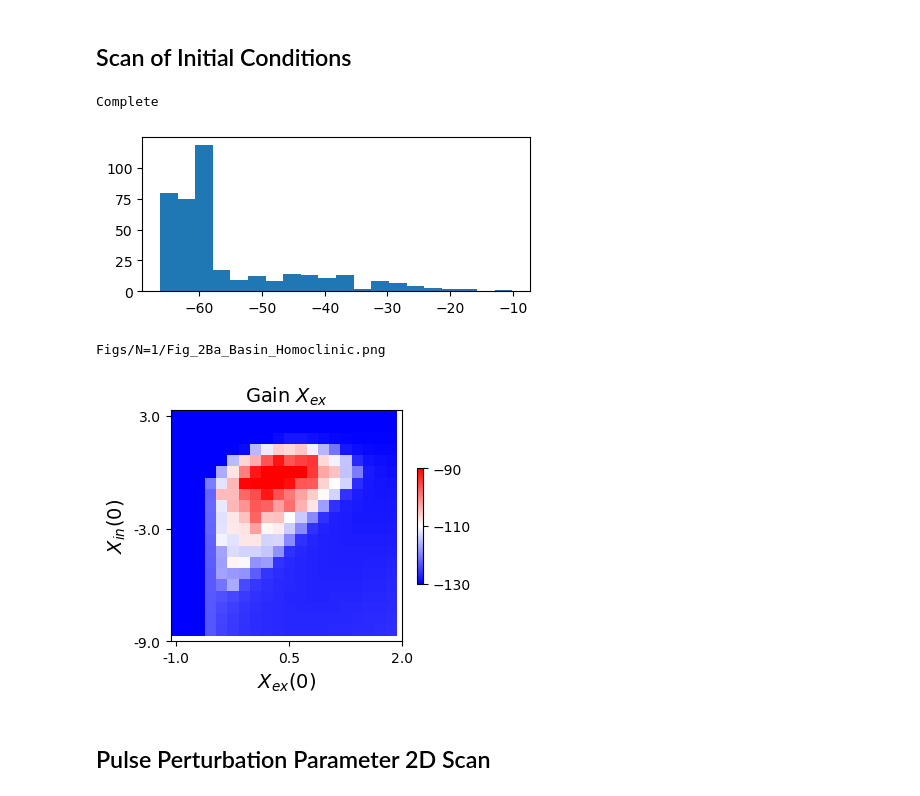
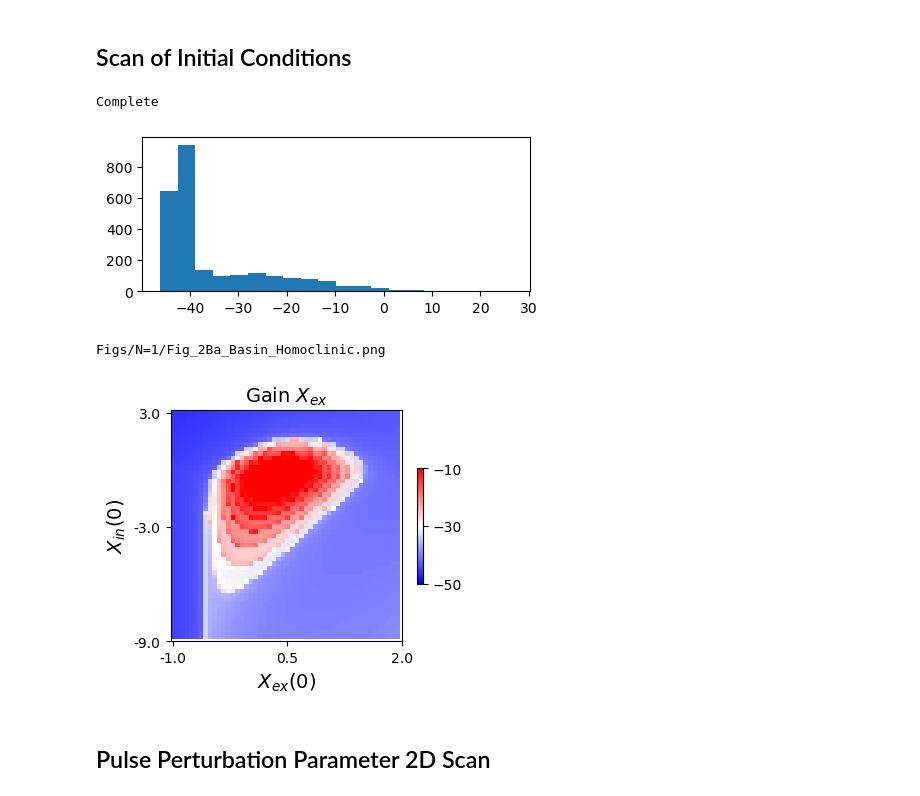
Before and after one commit to nikhita-bhatt/Non-Linear-Resonance-Manuscript, a Jupyter notebook: 2024.06.13_1osc.ipynb, the cells around one changed output. Cells and saved outputs as stored; diff of their text form; code cells hidden in the pictures.

```diff
--- a/2024.06.13_1osc.ipynb
+++ b/2024.06.13_1osc.ipynb
@@ -485,7 +485,7 @@ from itertools import product
 # Parameters
 h_ex_0 = -2.5
 
-resolution = 20
+resolution = 50
 
 y0_0_min, y0_0_max = -1, 2
 y1_0_min, y1_0_max = 3, -9
@@ -515,38 +515,38 @@ fig, ax = subplots(figsize=(5, 2))
 ax.hist(results_y0_matrix.ravel(), bins = 20);
 # %% [output]
 Complete
-[figure, old version]
+[figure, new version]
 # %%
 fig, ax = subplots(figsize=(4, 3))
 
-vmin1, vmax1 = -130, -90
+vmin1, vmax1 = -50, -10
 
 im1 = ax.imshow(results_y0_matrix.T, cmap='bwr', vmin=vmin1, vmax=vmax1)
 
 ax.set_title('Gain $X_{ex}$', fontsize=14)
 ax.set_xlabel('$X_{ex}(0)$', fontsize=14)
 ax.set_ylabel('$X_{in}(0)$', fontsize=14)
 ax.set_xticks(linspace(0, resolution, 3))
 ax.set_xticklabels(linspace(y0_0_min, y0_0_max, 3))
 ax.set_yticks(linspace(0, resolution, 3))
 ax.set_yticklabels(linspace(y1_0_min, y1_0_max, 3))
 
 fig.colorbar(im1, ax=ax, shrink=0.5, ticks=linspace(vmin1, vmax1, 3));
 
 if pars[1] == 1:
 
     title_chars = 'Figs/N=1/Fig_2Bb_Basin_SNIC.png'
 
 elif pars[1] == 2:
 
     title_chars = 'Figs/N=1/Fig_2Ba_Basin_Homoclinic.png'
 
 # fig.savefig(title_chars, dpi=300, format='png', bbox_inches='tight')
 
 print(title_chars)
 # %% [output]
 Figs/N=1/Fig_2Ba_Basin_Homoclinic.png
-[figure, old version]
+[figure, new version]
 # %% [markdown]
 ## Pulse Perturbation Parameter 2D Scan
 # %%
```
Also changed, not shown: parts of 7 cells of this notebook, 8 other files.
